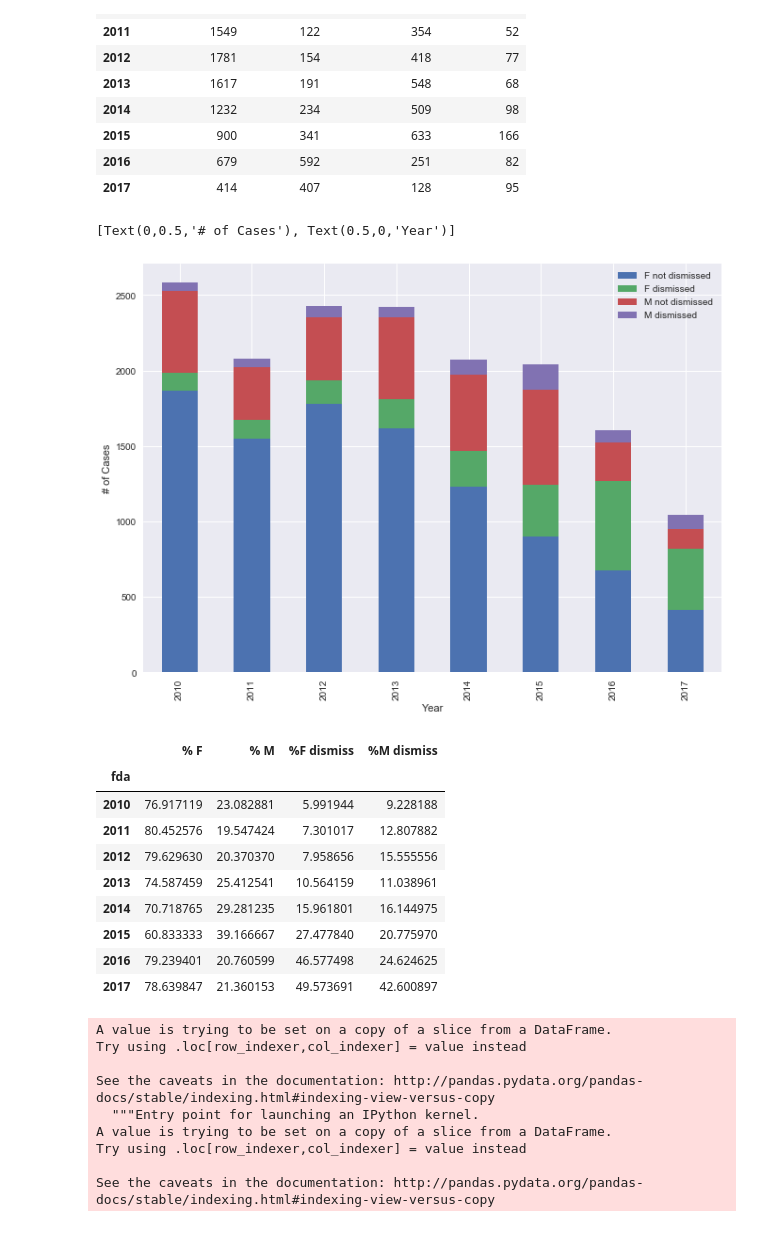
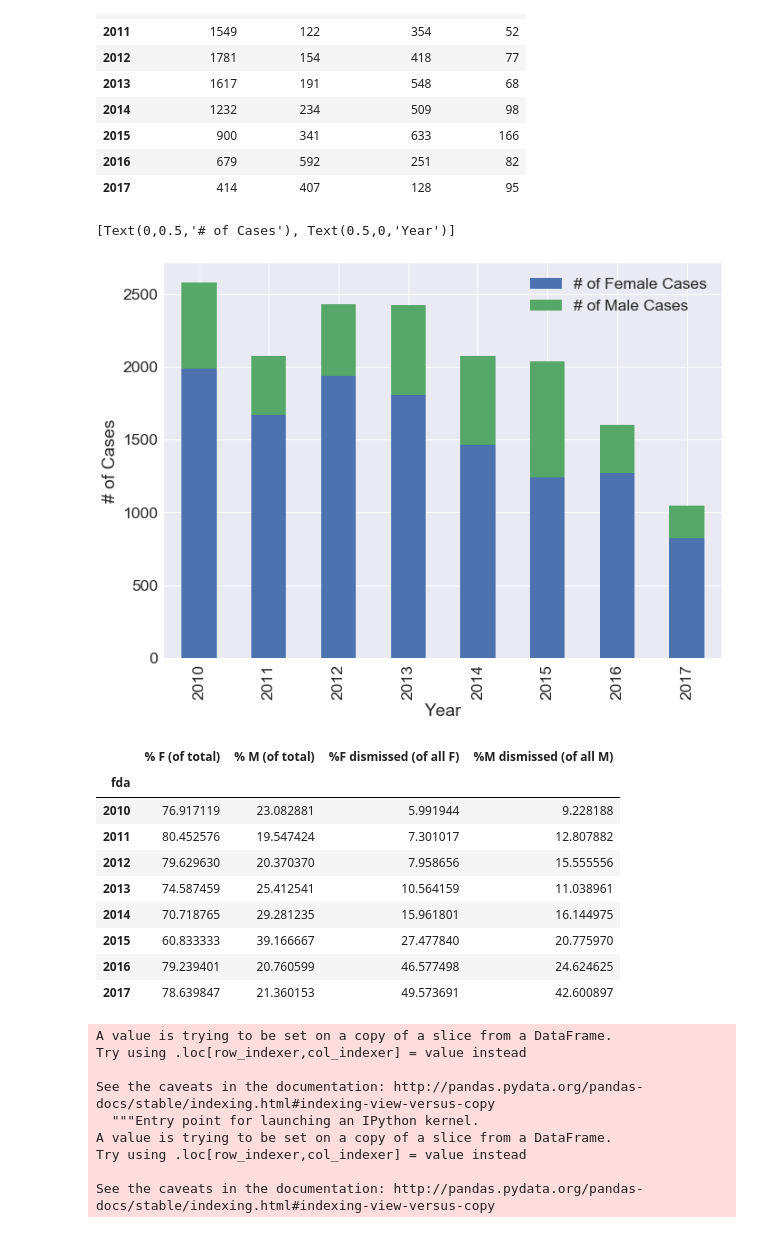
Before and after one commit to circushaase/harriscriminalcourt, a Jupyter notebook: Blog 1 visuals.ipynb, the cells around one changed output. Drawn from its saved outputs; the diff is of its cells as text; code cells hidden in the pictures.

```diff
--- a/Blog 1 visuals.ipynb
+++ b/Blog 1 visuals.ipynb
@@ -163,0 +199,20 @@ agency_ct = agency_ct[agency_ct>7]
+# %%
+sns.set(style="whitegrid")
+#plt.rcdefaults()
+fig, ax = plt.subplots()
+
+# Example data
+y_pos = np.arange(len(agency_ct))
+
+ax.barh(y_pos, agency_ct.values, align='center',
+        color='green', ecolor='black')
+ax.set_yticks(y_pos)
+ax.set_yticklabels(agency_ct.index, fontsize= 12)
+ax.invert_yaxis()  # labels read top-to-bottom
+ax.set_xlabel('# of Cases', fontsize = 16)
+ax.set_title('Prostitution Cases in Harris County (2010-2017) by Arresting Agency', fontsize = 20)
+ax.grid(False)
+ax.xaxis.grid()
+
+plt.show()
+fig.savefig('agency.png')
@@ -377,5 +453,6 @@ just_sex['%M dismissed'] = (dis_sex['M']/just_sex['M'])*100
 # %%
 just_sex['F not dis'] = just_sex['F']-just_sex['F dismiss']
 just_sex['M not dis'] = just_sex['M']-just_sex['M dismiss']
+just_sex.columns = ['# of Female Cases', "# of Male Cases", '% Female of All Cases', '% Male of All Cases', '# Female Cases Dismissed', '# of Male Cases Dismissed', '% of all Female Cases Dismissed', '% of all Male Cases Dismissed', '# F not dis', '# M not dis']
 just_sex
 # %% [output]
@@ -407,11 +525,14 @@ sex
 | 2015 | 900 | 341 | 633 | 166 |
 | 2016 | 679 | 592 | 251 | 82 |
 | 2017 | 414 | 407 | 128 | 95 |
+# %%
+men_v_women =  pd.concat([just_sex['# of Female Cases'], just_sex['# of Male Cases']], axis=1)
 # %%
 #Dismissals by Year and Gender
-sns.set(rc={'figure.figsize':(11,8)})
-sexplt = sex.set_index(sex.index).plot(kind='bar', stacked=True)
+sns.set(rc={'figure.figsize':(11,8)}, font_scale=1.75)
+sexplt = men_v_women.set_index(men_v_women.index).plot(kind='bar', stacked=True)
 sexplt.set(xlabel='Year', ylabel='# of Cases')
+#ax.text(x,y, "%d%%" % (percentages[i,j]), ha='center')
 # %% [output]
 [Text(0,0.5,'# of Cases'), Text(0.5,0,'Year')]
-[figure, old version]
+[figure, new version]
@@ -420,12 +539,12 @@ sexplt.set(xlabel='Year', ylabel='# of Cases')
 # %%
 sex_prcts = pd.DataFrame()
-sex_prcts['% F']= (just_sex['F']/(just_sex['F']+just_sex['M'])*100)
-sex_prcts['% M']= (just_sex['M']/(just_sex['F']+just_sex['M'])*100)
-sex_prcts['%F dismiss']= (just_sex['F dismiss']/just_sex['F'])*100
-sex_prcts['%M dismiss']= (just_sex['M dismiss']/just_sex['M'])*100
+sex_prcts['% F (of total)']= (just_sex['# of Female Cases']/(just_sex['# of Female Cases']+just_sex['# of Male Cases'])*100)
+sex_prcts['% M (of total)']= (just_sex['# of Male Cases']/(just_sex['# of Female Cases']+just_sex['# of Male Cases'])*100)
+sex_prcts['%F dismissed (of all F)']= (just_sex['# Female Cases Dismissed']/just_sex['# of Female Cases'])*100
+sex_prcts['%M dismissed (of all M)']= (just_sex['# of Male Cases Dismissed']/just_sex['# of Male Cases'])*100
 sex_prcts
 # %% [output]
-|  | % F | % M | %F dismiss | %M dismiss |
+|  | % F (of total) | % M (of total) | %F dismissed (of all F) | %M dismissed (of all M) |
 | fda |  |  |  |  |
 | 2010 | 76.917119 | 23.082881 | 5.991944 | 9.228188 |
 | 2011 | 80.452576 | 19.547424 | 7.301017 | 12.807882 |
```
Also changed, not shown: parts of 82 cells of this notebook, 33 other files.
